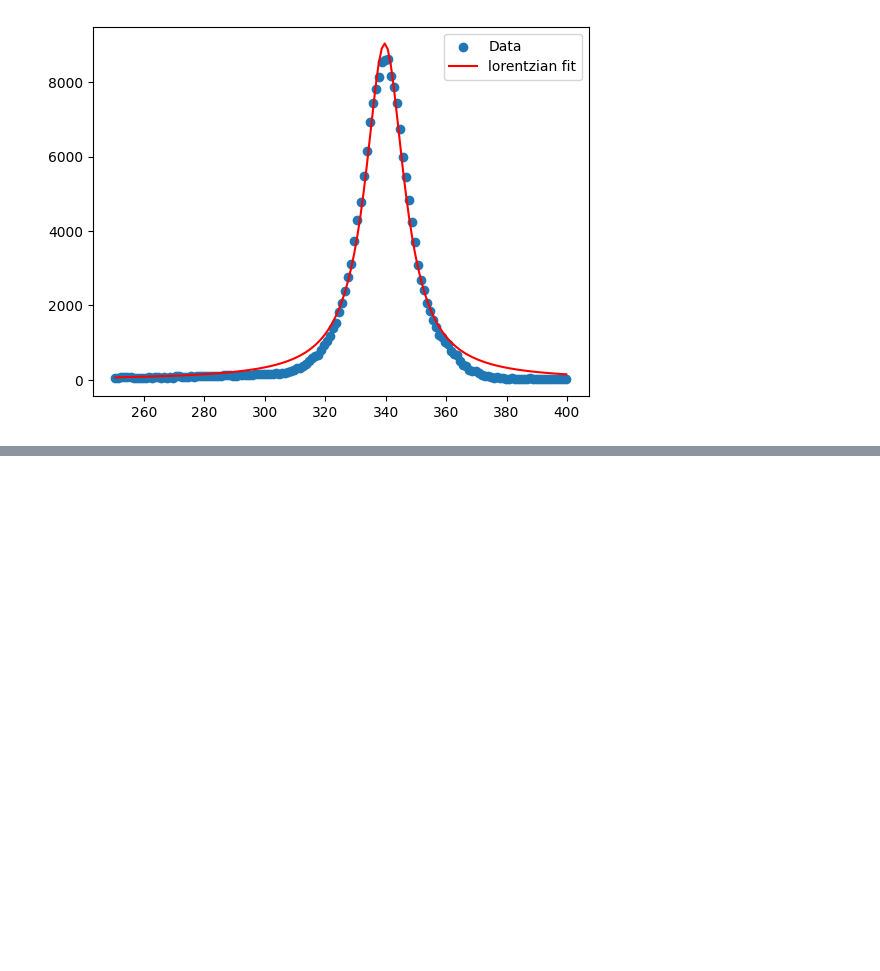
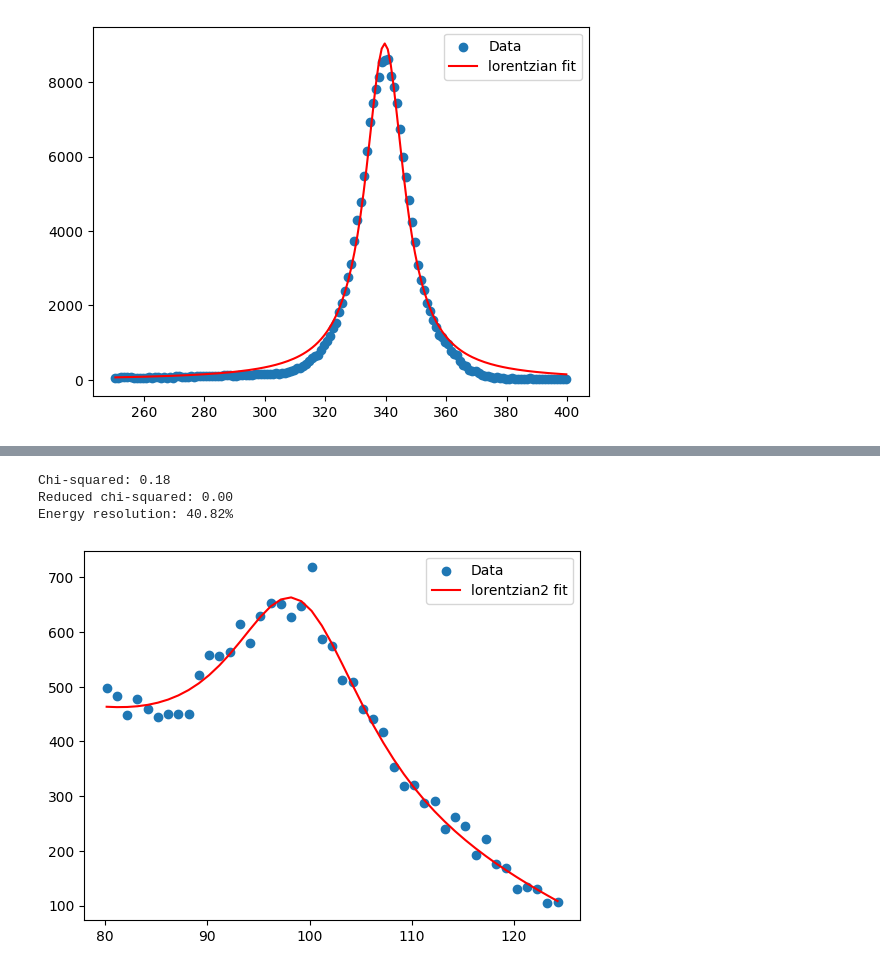
Before and after one commit to francescouni0/FisMedLab, a Jupyter notebook: Silici/Secondo Giorno/siliciGiorno2/fluorescenze.ipynb, the cells around one changed output, grey strips where cells are left out. Cells and saved outputs as stored; diff of their text form; code cells hidden in the pictures; blank space fills up the shorter version.

```diff
--- a/Silici/Secondo Giorno/siliciGiorno2/fluorescenze.ipynb
+++ b/Silici/Secondo Giorno/siliciGiorno2/fluorescenze.ipynb
@@ -91,0 +198,41 @@ Energy resolution: 10.84%
+# %%
+def lorentzian2(x, amplitude, mean, fwhm,m,b):
+    return ((amplitude * (fwhm / 2) ** 2) / ((x - mean) ** 2 + (fwhm / 2) ** 2))-m*x+b
+
+
+# Load the data and create the x and y arrays
+x=np.linspace(0,500,500)
+
+y = Mo[80:125]
+x1 = x[80:125]
+
+# Plot the data
+plt.scatter(x1, y, label='Data')
+
+# Fit the lorentzian to the data using curve_fit
+p0 = [650, 95, 20,20,1000]  # Initial guesses for amplitude, mean, and stddev
+coeff, var_matrix = curve_fit(lorentzian2, x1, y, p0=p0)
+fit_y = lorentzian2(x1, *coeff)
+plt.plot(x1, fit_y, 'r-', label='lorentzian2 fit')
+
+# Calculate the chi-squared value
+residuals = y - fit_y
+chi2 = np.sum((residuals / fit_y) ** 2)
+dof = len(x1) - len(p0)  # Degrees of freedom
+reduced_chi2 = chi2 / dof
+print('Chi-squared: {:.2f}'.format(chi2))
+print('Reduced chi-squared: {:.2f}'.format(reduced_chi2))
+
+# Calculate the energy resolution (FWHM) of the peak
+fwhm = 2 * np.sqrt(2 * np.log(2)) * abs(coeff[2])
+resolution = fwhm / coeff[1] * 100  # Convert to percentage
+print('Energy resolution: {:.2f}%'.format(resolution))
+
+# Add a legend and show the plot
+plt.legend()
+plt.show()
+# %% [output]
+Chi-squared: 0.18
+Reduced chi-squared: 0.00
+Energy resolution: 40.82%
+[figure, added]
```
Also changed, not shown: parts of 4 cells of this notebook.
